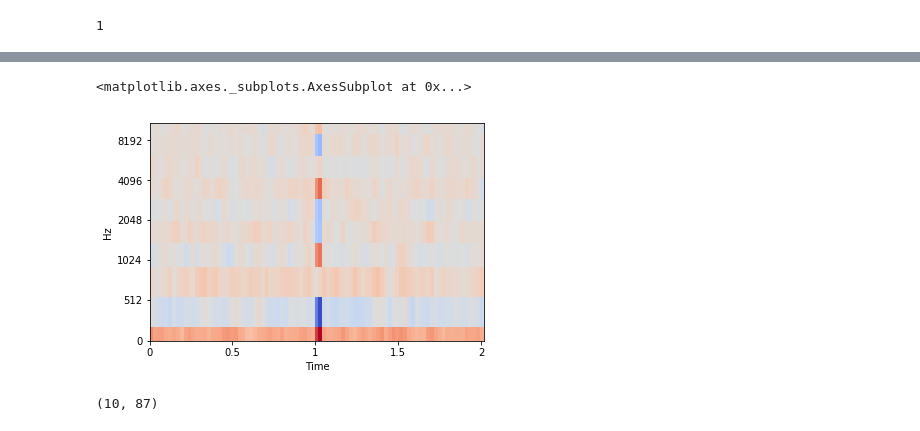
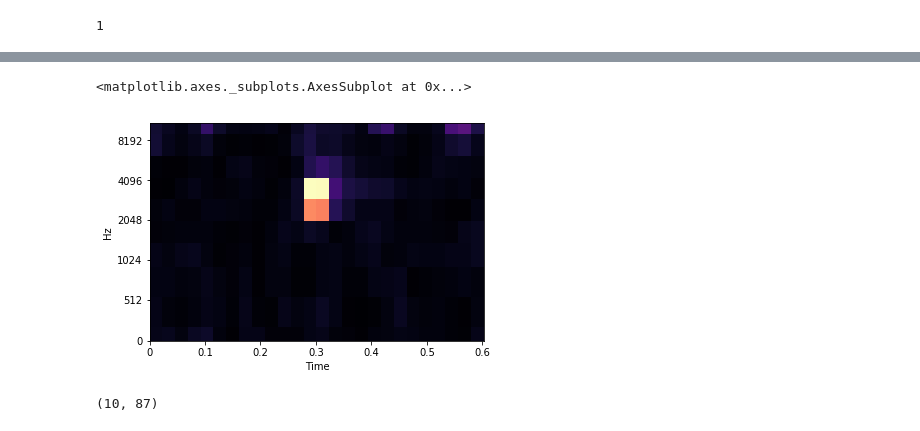
Before and after one commit to M1F1/nn2019, a Jupyter notebook: 2_kaggle_birds_sounds/data/helpers.ipynb, the cells around one changed output, grey strips where cells are left out. Cells and saved outputs as stored; diff of their text form; code cells hidden in the pictures.

```diff
--- a/2_kaggle_birds_sounds/data/helpers.ipynb
+++ b/2_kaggle_birds_sounds/data/helpers.ipynb
@@ -259,8 +337,8 @@ X.shape
 # %%
-librosa.display.specshow(X[521], y_axis='mel', x_axis='time')
+librosa.display.specshow(X[4], y_axis='mel', x_axis='time')
 # %% [output]
 <matplotlib.axes._subplots.AxesSubplot at 0x...>
-[figure, old version]
+[figure, new version]
 # %%
 mfccs = librosa.feature.mfcc(S=librosa.power_to_db(X[120]), n_mfcc=20, dct_type=3)
 # %%
```
Also changed, not shown: parts of 10 cells of this notebook, 3 other files.
